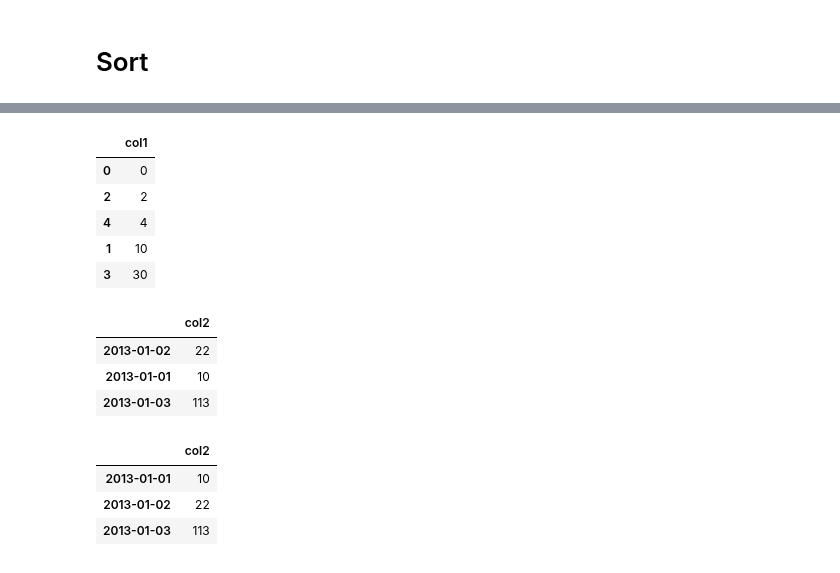
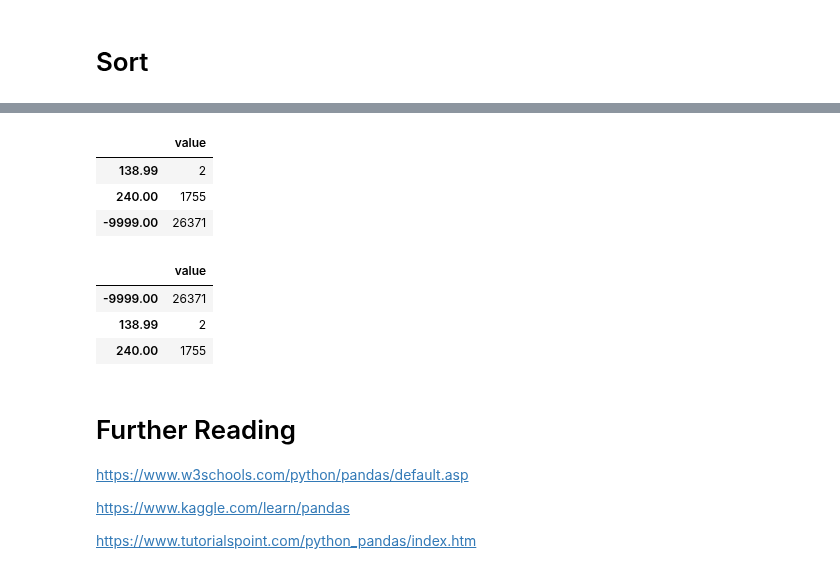
Before and after one commit to mtn75/Python-Toturial, a Jupyter notebook: python_workshop_pandas.ipynb, the cells around one changed output, grey strips where cells are left out. Cells and saved outputs as stored; diff of their text form; code cells hidden in the pictures.

```diff
--- a/python_workshop_pandas.ipynb
+++ b/python_workshop_pandas.ipynb
@@ -681,7 +626,0 @@ df1.combine_first(df2).reset_index()
-# %%
-df1 = pd.DataFrame({'col1':[pd.Timestamp('20130102000030'),
-                         pd.Timestamp('2013-01-03 00:00:30'),
-                         pd.Timestamp('1/4/2013 000030')],
-                 'col2':[1,10,18]
-                 })
-df1
@@ -693,3 +626,0 @@ df1
-# %%
-df1 = df1.set_index('col1')
-df1
@@ -758,3 +626,0 @@ df1+df2
-# %%
-df1 = pd.DataFrame([1,2,3])
-df1
@@ -784,10 +637,0 @@ pd.concat([df1,df2])
-# %%
-d = {'col1':[22,10,113]}
-
-i = [pd.Timestamp('1/1/2013'),
-     pd.Timestamp('1/2/2013'),
-     pd.Timestamp('1/3/2013')]
-
-
-df1 = pd.DataFrame(data=d, index = i)
-df1
@@ -832,35 +647,24 @@ df
 # %%
 # Sort by col1 ascending
-df.sort_values(by='col1')
+df1.sort_values(by='value')
 # %% [output]
-|  | col1 |
-| 0 | 0 |
-| 2 | 2 |
-| 4 | 4 |
-| 1 | 10 |
-| 3 | 30 |
+|  | value |
+| 138.99 | 2 |
+| 240.00 | 1755 |
+| -9999.00 | 26371 |
-# %%
-# Unordered index
-
-d = {'col2':[22,10,113]}
-
-i = [pd.Timestamp('20130102'),
-     pd.Timestamp('2013-01-01'),
-     pd.Timestamp('1/3/2013')]
-
-
-df = pd.DataFrame(data=d, index=i)
-df
-# %% [output]
-|  | col2 |
-| 2013-01-02 | 22 |
-| 2013-01-01 | 10 |
-| 2013-01-03 | 113 |
 # %%
 # Index sorted ascending
-df.sort_index()
+df1.sort_index()
 # %% [output]
-|  | col2 |
-| 2013-01-01 | 10 |
-| 2013-01-02 | 22 |
-| 2013-01-03 | 113 |
+|  | value |
+| -9999.00 | 26371 |
+| 138.99 | 2 |
+| 240.00 | 1755 |
+# %% [markdown]
+# Further Reading
+
+https://www.w3schools.com/python/pandas/default.asp
+
+https://www.kaggle.com/learn/pandas
+
+https://www.tutorialspoint.com/python_pandas/index.htm
```
Also changed, not shown: parts of 46 cells of this notebook.
